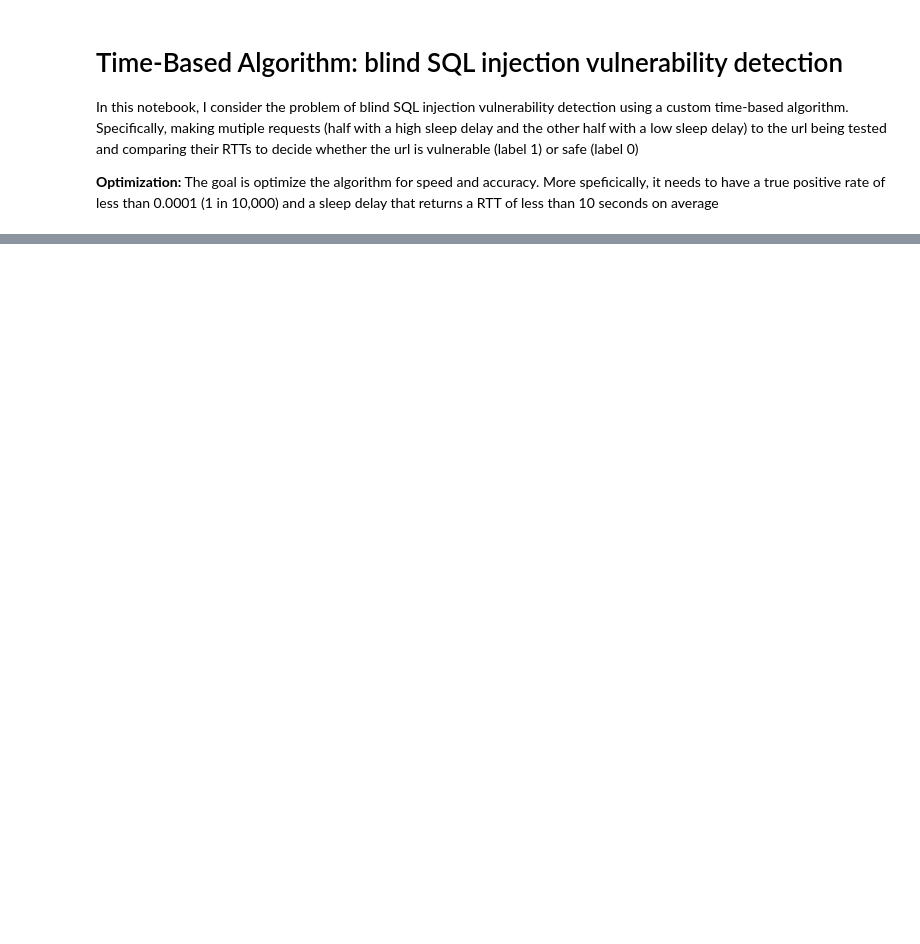
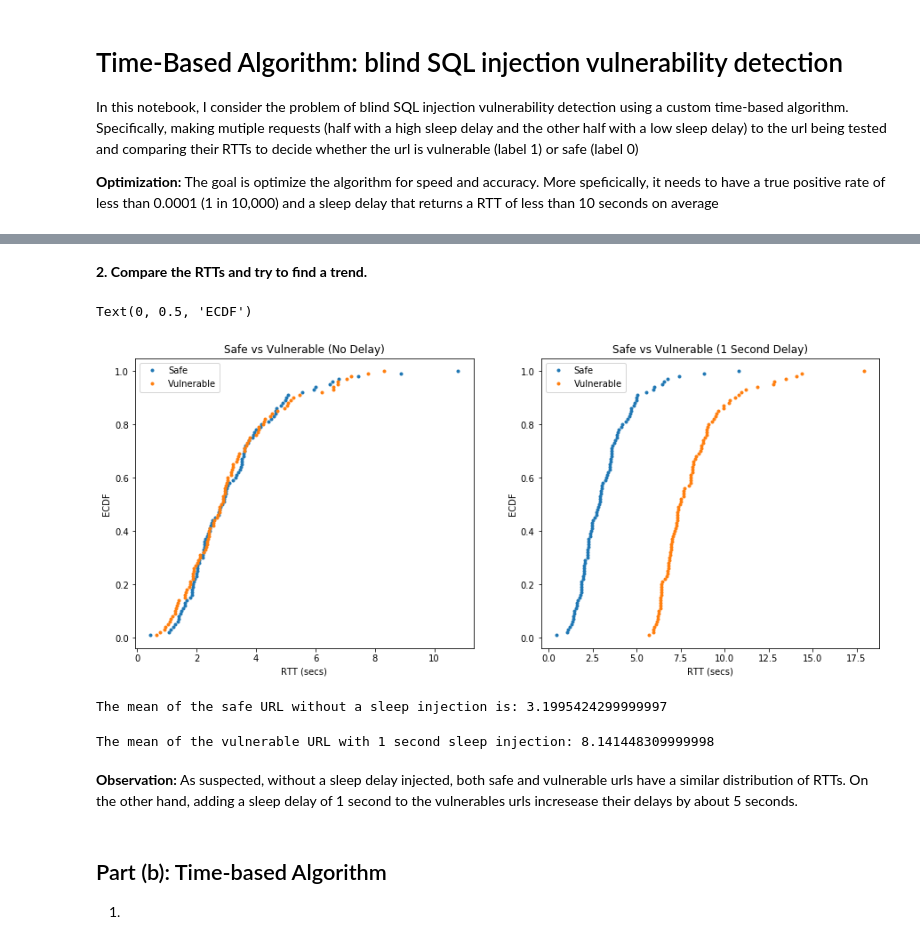
Before and after one commit to avourakis/Time-Based-Test-Blind-SQL-Injection, a Jupyter notebook: custom_approach.ipynb, the cells around one changed output, grey strips where cells are left out. Saved outputs shown, nothing was run; the diff lists cells and outputs as text; code cells hidden in the pictures; blank space fills up the shorter version.

Commit message:
Updated time-based notebook

```diff
--- a/custom_approach.ipynb
+++ b/custom_approach.ipynb
@@ -42,8 +51,5 @@ collect_rtts('vulnerable', '1', 100)
 # %%
-# Read data and analyze
-safe_df = pd.read_csv('safe.csv')
-vul_df = pd.read_csv('vulnerable.csv')
-
-dataset_delay = pd.read_csv('dataset_100000_1.csv')
-safe_delay = dataset_delay[dataset_delay['Vulnerable']==0]
-vul_delay = dataset_delay[dataset_delay['Vulnerable']==1]
+# Read data
+safe_df = pd.read_csv('Data/safe_100.csv')
+vul_df = pd.read_csv('Data/vulnerable_100.csv')
+vul_delay_df = pd.read_csv('Data/vulnerable_100_1.csv') # 1 second sleep delay injected
@@ -63,0 +65,43 @@ url = 'http://localhost:5000/vulnerable/{}/page?id='
+# %% [markdown]
+**2. Compare the RTTs and try to find a trend.**
+# %%
+# Calculating CDFs
+safe_ecdf = ECDF(safe_df['RTT'])
+vul_ecdf = ECDF(vul_df['RTT'])
+vul_delay_ecdf = ECDF(vul_delay_df['RTT'])
+
+fig, ax = plt.subplots(nrows=1, ncols=2, figsize=(15, 6))
+#fig.tight_layout()
+
+ax[0].plot(safe_ecdf.x, safe_ecdf.y, marker='.', linestyle='none')
+ax[0].plot(vul_ecdf.x, vul_ecdf.y, marker='.', linestyle='none')
+
+ax[1].plot(safe_ecdf.x, safe_ecdf.y, marker='.', linestyle='none')
+ax[1].plot(vul_delay_ecdf.x, vul_ecdf.y, marker='.', linestyle='none')
+
+ax[0].set_title('Safe vs Vulnerable (No Delay)')
+ax[0].legend(('Safe', 'Vulnerable'), loc='best')
+ax[0].set_xlabel('RTT (secs)')
+ax[0].set_ylabel('ECDF')
+
+ax[1].set_title('Safe vs Vulnerable (1 Second Delay)')
+ax[1].legend(('Safe', 'Vulnerable'), loc='best')
+ax[1].set_xlabel('RTT (secs)')
+ax[1].set_ylabel('ECDF')
+# %% [output]
+Text(0, 0.5, 'ECDF')
+[figure, added]
+# %%
+print('The mean of the safe URL without a sleep injection is: {}'.format(np.mean(safe_df['RTT'])))
+# %% [output]
+The mean of the safe URL without a sleep injection is: 3.1995424299999997
+# %%
+print('The mean of the vulnerable URL with 1 second sleep injection: {}'.format(np.mean(vul_delay_df['RTT'])))
+# %% [output]
+The mean of the vulnerable URL with 1 second sleep injection: 8.141448309999998
+# %% [markdown]
+**Observation:** As suspected, without a sleep delay injected, both safe and vulnerable urls have a similar distribution of RTTs. On the other hand, adding a sleep delay of 1 second to the vulnerables urls incresease their delays by about 5 seconds.
+# %% [markdown]
+## Part (b): Time-based Algorithm
+
+1.
```
Also changed, not shown: parts of 26 cells of this notebook, 6 other files.
